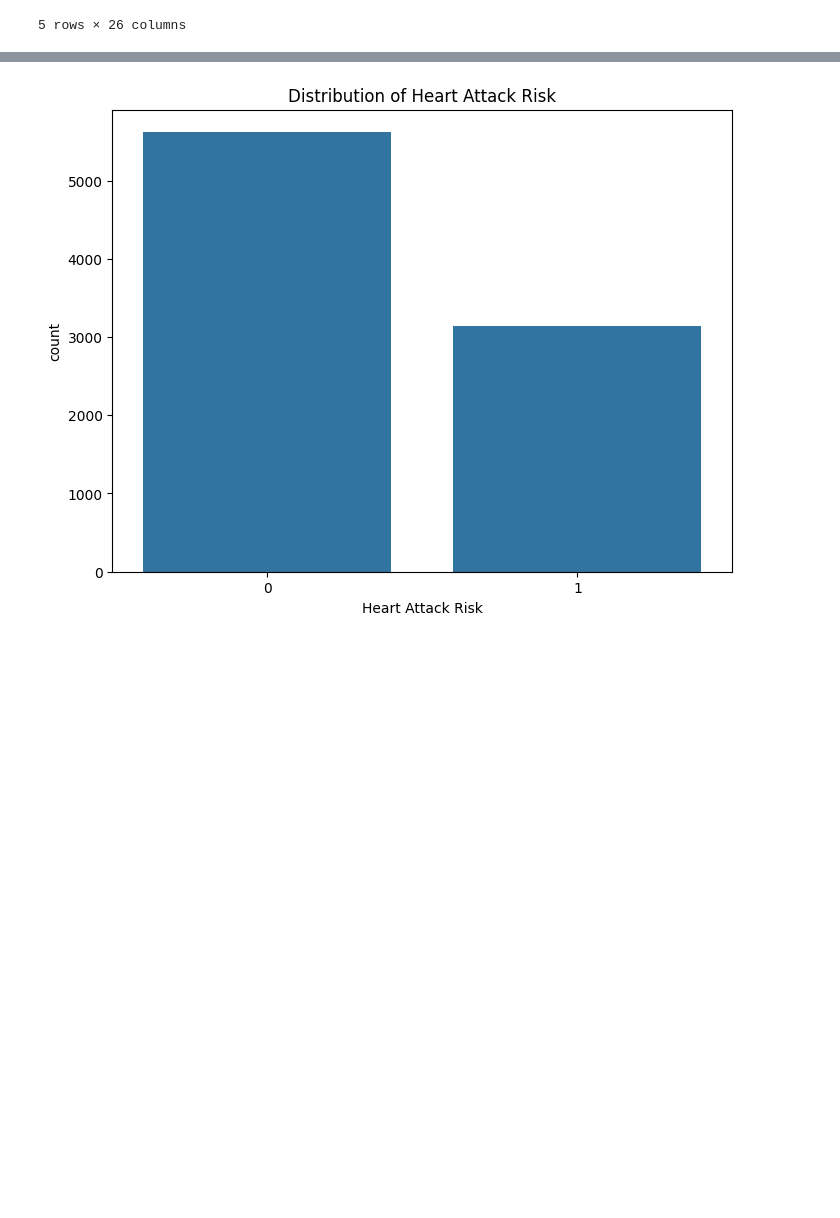
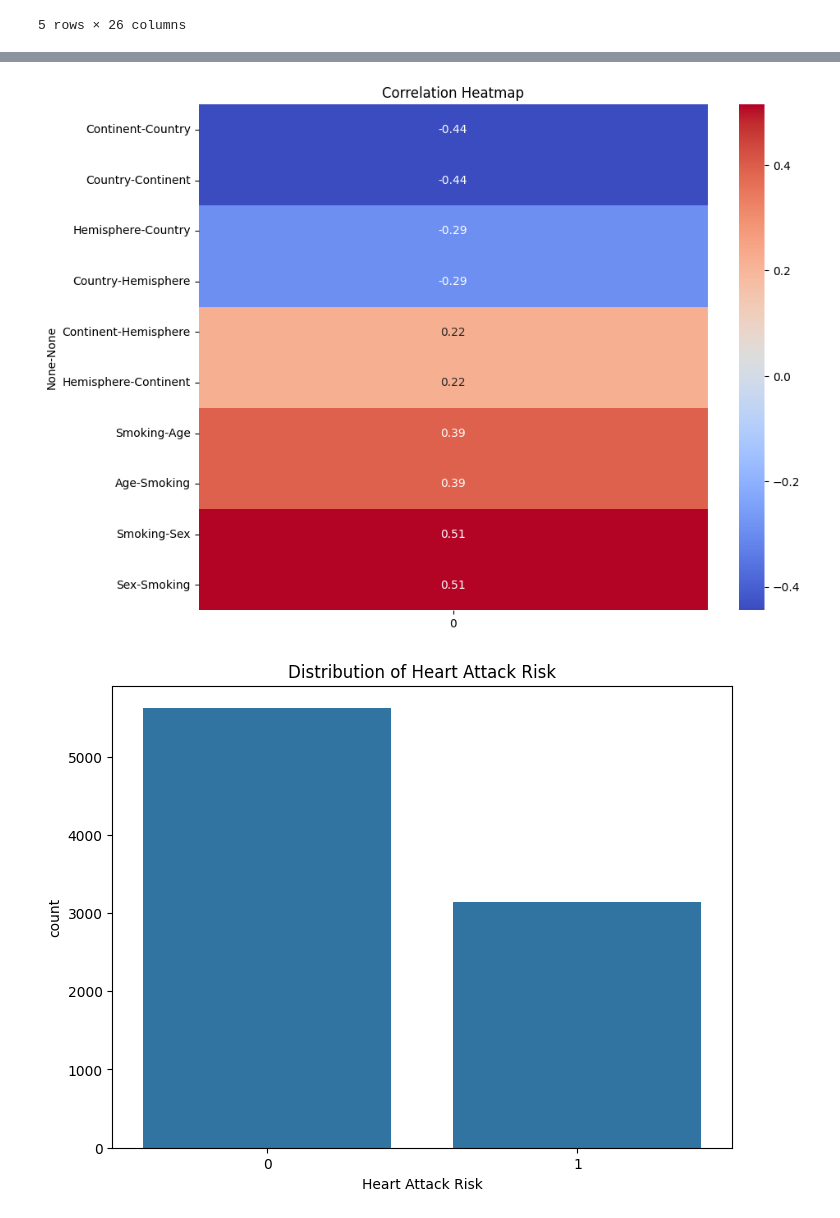
Before and after one commit to maddiejane25/Project-2, a Jupyter notebook: mj_mi_data.ipynb, the cells around one changed output, grey strips where cells are left out. Saved outputs shown, nothing was run; the diff lists cells and outputs as text; code cells hidden in the pictures; blank space fills up the shorter version.

Commit message:
Wednesday edits, updated heat map

```diff
--- a/mj_mi_data.ipynb
+++ b/mj_mi_data.ipynb
@@ -477,0 +511,3 @@ MI_df.head()
+# %%
+heat_map_corr_df = pd.DataFrame(heat_map_corr.unstack().sort_values())
+heat_map_corr_df.head()
@@ -477,0 +521,8 @@ MI_df.head()
+# %%
+# prompt: Using dataframe heat_map_corr_df: i don't care about the correlation score of 0.0-0.19, lets get rid of those
+
+# Assuming 'heat_map_corr_df' is your DataFrame and the correlation scores are in column '0'.
+# We filter out the rows where the absolute value of correlation is less than or equal to 0.19.
+
+heat_map_corr_df = heat_map_corr_df[abs(heat_map_corr_df[0]) > 0.19]
+heat_map_corr_df
@@ -477,0 +547,4 @@ MI_df.head()
+# %%
+# Drop the rows with a correlation score of 1.0
+heat_map_corr_df = heat_map_corr_df[heat_map_corr_df[0] != 1.0]
+heat_map_corr_df
@@ -477,0 +563,4 @@ MI_df.head()
+# %%
+# Drop the rows with the same number in column 0
+heat_map_corr_df = heat_map_corr_df[heat_map_corr_df.index.get_level_values(0) != heat_map_corr_df.index.get_level_values(1)]
+heat_map_corr_df
@@ -478,3 +587,11 @@ MI_df.head()
+# %%
+# Create a heat map with heat_map_corr_df
+plt.figure(figsize=(10, 8))
+sns.heatmap(heat_map_corr_df, annot=True, cmap='coolwarm', fmt=".2f")
+plt.title('Correlation Heatmap')
+plt.show()
+# %% [output]
+[figure, added]
 # %%
 import matplotlib.pyplot as plt
 import seaborn as sns
```
Also changed, not shown: parts of 10 cells of this notebook.
